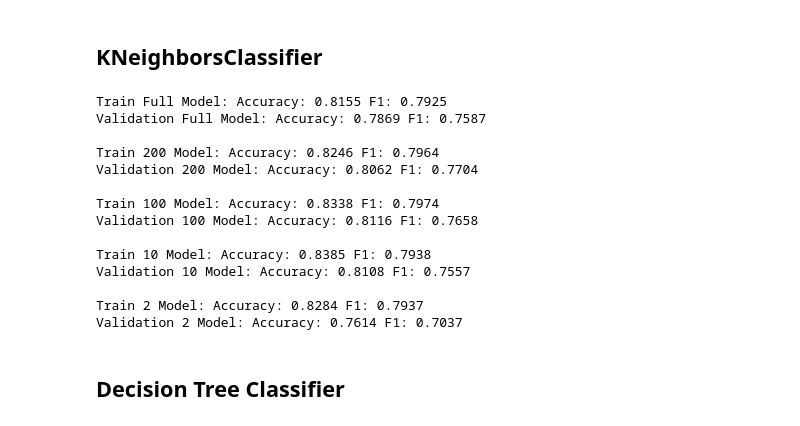
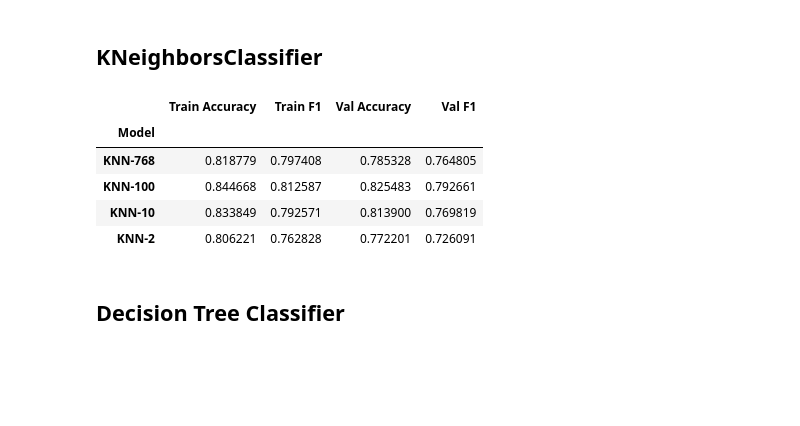
Before and after one commit to eduardofcabrera/NLP_Disaster_Tweets, a Jupyter notebook: text_classification.ipynb, the cells around one changed output. Saved outputs shown, nothing was run; the diff lists cells and outputs as text; code cells hidden in the pictures; blank space fills up the shorter version.

```diff
--- a/text_classification.ipynb
+++ b/text_classification.ipynb
@@ -152,42 +121,18 @@ knn_2.fit(train_features_2, train_target);
-# %%
-predict_train_full = knn_full.predict(train_features)
-predict_val_full = knn_full.predict(val_features)
-print(f"Train Full Model: Accuracy: {round(accuracy_score(train_target, predict_train_full), 4)} F1: {round(f1_score(train_target, predict_train_full), 4)}")
-print(f"Validation Full Model: Accuracy: {round(accuracy_score(val_target, predict_val_full), 4)} F1: {round(f1_score(val_target, predict_val_full), 4)}\n")
-
-predict_train_200 = knn_200.predict(train_features_200)
-predict_val_200 = knn_200.predict(val_features_200)
-print(f"Train 200 Model: Accuracy: {round(accuracy_score(train_target, predict_train_200), 4)} F1: {round(f1_score(train_target, predict_train_200), 4)}")
-print(f"Validation 200 Model: Accuracy: {round(accuracy_score(val_target, predict_val_200), 4)} F1: {round(f1_score(val_target, predict_val_200), 4)}\n")
-
-predict_train_100 = knn_100.predict(train_features_100)
-predict_val_100 = knn_100.predict(val_features_100)
-print(f"Train 100 Model: Accuracy: {round(accuracy_score(train_target, predict_train_100), 4)} F1: {round(f1_score(train_target, predict_train_100), 4)}")
-print(f"Validation 100 Model: Accuracy: {round(accuracy_score(val_target, predict_val_100), 4)} F1: {round(f1_score(val_target, predict_val_100), 4)}\n")
-
-predict_train_10 = knn_10.predict(train_features_10)
-predict_val_10 = knn_10.predict(val_features_10)
-print(f"Train 10 Model: Accuracy: {round(accuracy_score(train_target, predict_train_10), 4)} F1: {round(f1_score(train_target, predict_train_10), 4)}")
-print(f"Validation 10 Model: Accuracy: {round(accuracy_score(val_target, predict_val_10), 4)} F1: {round(f1_score(val_target, predict_val_10), 4)}\n")
-
-predict_train_2 = knn_2.predict(train_features_2)
-predict_val_2 = knn_2.predict(val_features_2)
-print(f"Train 2 Model: Accuracy: {round(accuracy_score(train_target, predict_train_2), 4)} F1: {round(f1_score(train_target, predict_train_2), 4)}")
-print(f"Validation 2 Model: Accuracy: {round(accuracy_score(val_target, predict_val_2), 4)} F1: {round(f1_score(val_target, predict_val_2), 4)}\n")
-# %% [output]
-Train Full Model: Accuracy: 0.8155 F1: 0.7925
-Validation Full Model: Accuracy: 0.7869 F1: 0.7587
-
-Train 200 Model: Accuracy: 0.8246 F1: 0.7964
-Validation 200 Model: Accuracy: 0.8062 F1: 0.7704
-
-Train 100 Model: Accuracy: 0.8338 F1: 0.7974
-Validation 100 Model: Accuracy: 0.8116 F1: 0.7658
-
-Train 10 Model: Accuracy: 0.8385 F1: 0.7938
-Validation 10 Model: Accuracy: 0.8108 F1: 0.7557
-
-Train 2 Model: Accuracy: 0.8284 F1: 0.7937
-Validation 2 Model: Accuracy: 0.7614 F1: 0.7037
+# %%
+from sklearn.neighbors import KNeighborsClassifier
+
+knn_list = [KNeighborsClassifier(n_neighbors=15) for _ in train_features_list]
+knn_list = train_list_of_models(knn_list, train_features_list)
+knn_df = get_metrics_list_of_models(knn_list,
+                        train_features_list, val_features_list,
+                        "KNN", dim_list)
+knn_df
+# %% [output]
+|  | Train Accuracy | Train F1 | Val Accuracy | Val F1 |
+| Model |  |  |  |  |
+| KNN-768 | 0.818779 | 0.797408 | 0.785328 | 0.764805 |
+| KNN-100 | 0.844668 | 0.812587 | 0.825483 | 0.792661 |
+| KNN-10 | 0.833849 | 0.792571 | 0.813900 | 0.769819 |
+| KNN-2 | 0.806221 | 0.762828 | 0.772201 | 0.726091 |
 # %% [markdown]
 ## Decision Tree Classifier
```
Also changed, not shown: parts of 76 cells of this notebook, 2 other files.
